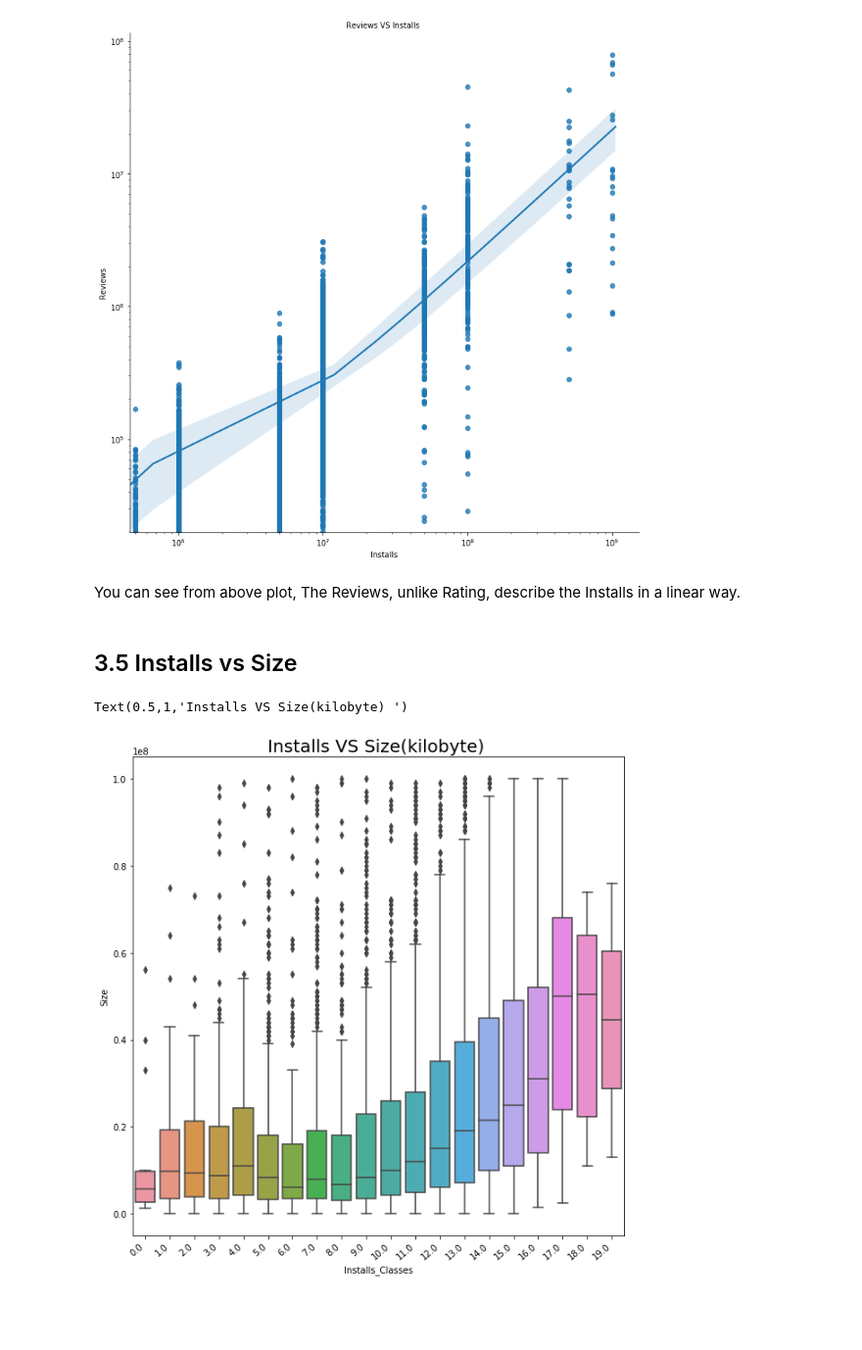
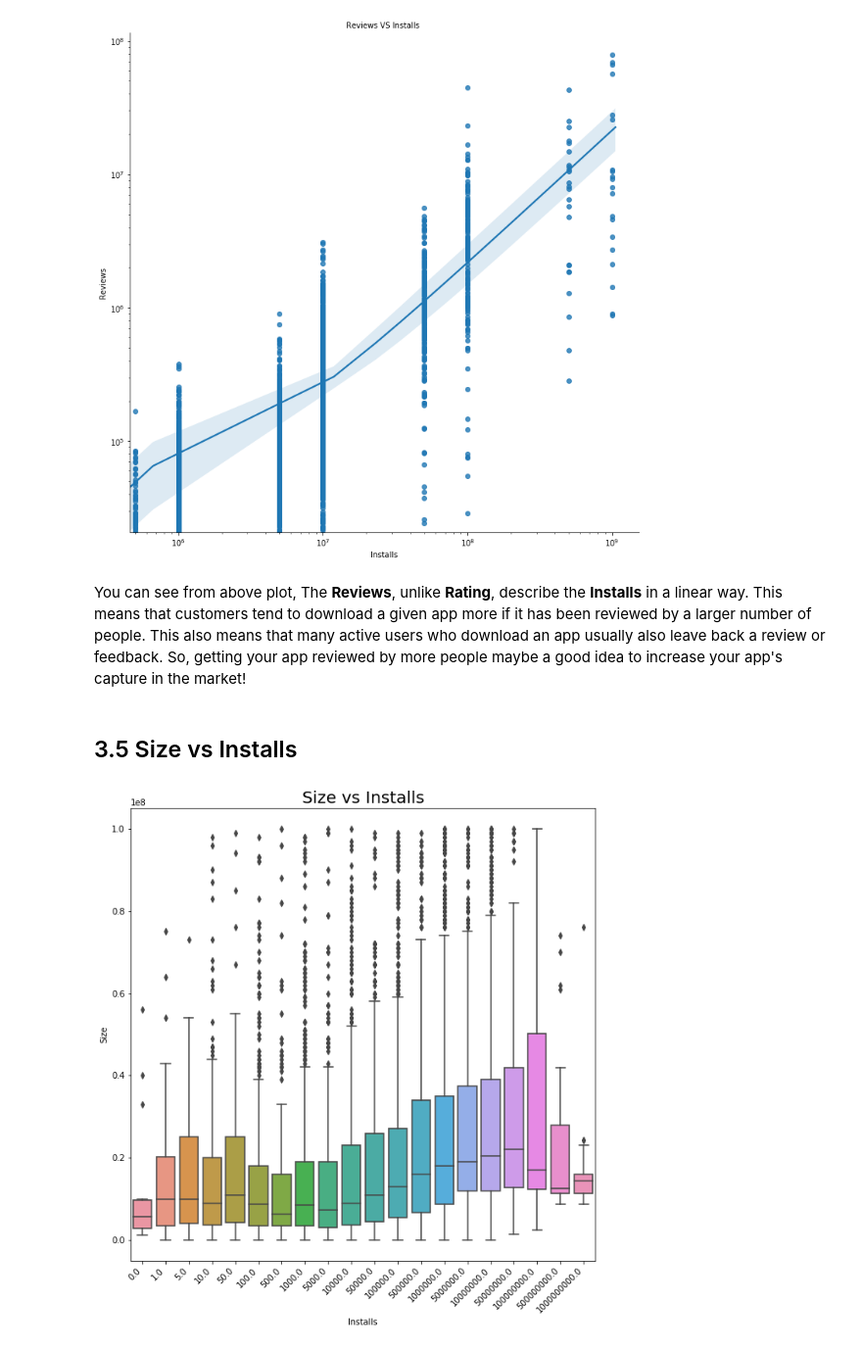
Before and after one commit to jxpan7/jxpan7.github.io, a Jupyter notebook: Pan_Justin_Final.ipynb, the cells around one changed output. Shown at 98% size. Cells and saved outputs as stored; diff of their text form; code cells hidden in the pictures; blank space fills up the shorter version.

```diff
--- a/Pan_Justin_Final.ipynb
+++ b/Pan_Justin_Final.ipynb
@@ -433,5 +449,0 @@ Let us check what happens with the Installs in each Category?
-# %%
-sorted_values = sorted(play_data['Installs'].unique())
-# adding column to classfied the Installs in order to easy plot
-play_data['Installs_Classes'] = play_data['Installs'].replace(sorted_values, range(0,len(sorted_values)))
-play_data['Installs_Classes'].head()
@@ -510,17 +527,20 @@ plt.title('Reviews VS Installs ',size = 10)
 plt.show()
 # %% [output]
 [figure]
-# %% [markdown]
-You can see from above plot, The Reviews, unlike Rating, describe the Installs in a linear way.
+# %% [markdown]
+You can see from above plot, The **Reviews**, unlike **Rating**, describe the **Installs** in a linear way.
+This means that customers tend to download a given app more if it has been reviewed by a larger number of people.
+This also means that many active users who download an app usually also leave back a review or feedback.
+So, getting your app reviewed by more people maybe a good idea to increase your app's capture in the market!
 # %% [markdown]
-## 3.5 Installs vs Size
+## 3.5 Size vs Installs
 # %%
 plt.figure(figsize=(10,10))
-g = sns.boxplot(x="Installs_Classes", y="Size", data=play_data)
-g.set_xticklabels(g.get_xticklabels(), rotation=40, ha="right")
-plt.title('Installs VS Size(kilobyte) ',size = 20)
+g = sns.boxplot(x="Installs", y="Size", data=play_data)
+g.set_xticklabels(g.get_xticklabels(), rotation=45, ha="right")
+plt.title('Size vs Installs',size = 20)
+plt.show()
 # %% [output]
-Text(0.5,1,'Installs VS Size(kilobyte) ')
-[figure, old version]
+[figure, new version]
 # %% [markdown]
 The above plot showed that the **Size** increases as **Installs** increase.
```
Also changed, not shown: parts of 76 cells of this notebook.
